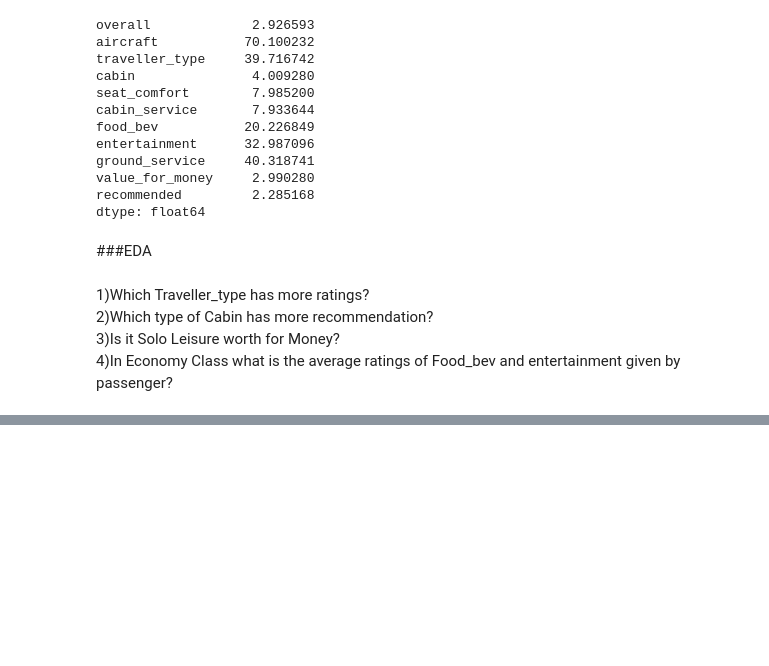
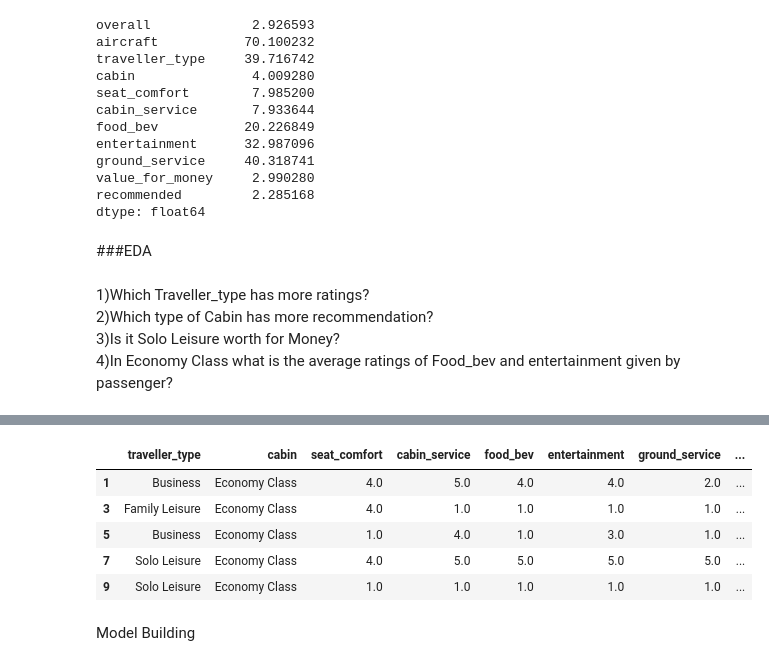
Before and after one commit to Jaiharish-passion07/Third_Classification_capstone_project, a Jupyter notebook: Individual_classification_Notebook.ipynb, the cells around one changed output, grey strips where cells are left out. Cells and saved outputs as stored; diff of their text form; code cells hidden in the pictures; blank space fills up the shorter version.

```diff
--- a/Individual_classification_Notebook.ipynb
+++ b/Individual_classification_Notebook.ipynb
@@ -123,0 +210,13 @@ sns.barplot(x=airline_df['traveller_type'],y=airline_df['value_for_money'])
+# %%
+#Dropping Multicollinearity features
+airline_df.drop(['value_for_money','overall'],axis=1,inplace=True)
+airline_df.head()
+# %% [output]
+|  | traveller_type | cabin | seat_comfort | cabin_service | food_bev | entertainment | ground_service | ... |
+| 1 | Business | Economy Class | 4.0 | 5.0 | 4.0 | 4.0 | 2.0 | ... |
+| 3 | Family Leisure | Economy Class | 4.0 | 1.0 | 1.0 | 1.0 | 1.0 | ... |
+| 5 | Business | Economy Class | 1.0 | 4.0 | 1.0 | 3.0 | 1.0 | ... |
+| 7 | Solo Leisure | Economy Class | 4.0 | 5.0 | 5.0 | 5.0 | 5.0 | ... |
+| 9 | Solo Leisure | Economy Class | 1.0 | 1.0 | 1.0 | 1.0 | 1.0 | ... |
+# %% [markdown]
+Model Building
```
Also changed, not shown: parts of 35 cells of this notebook.
